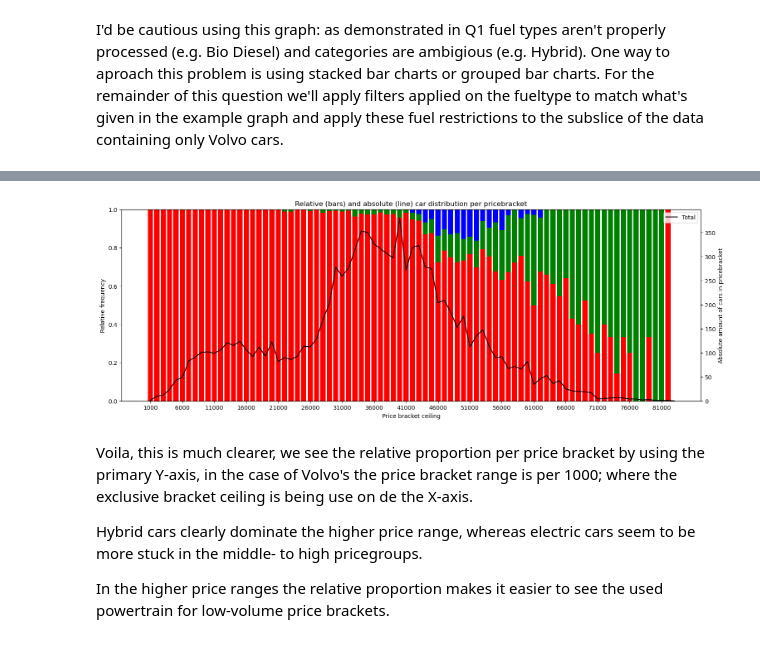
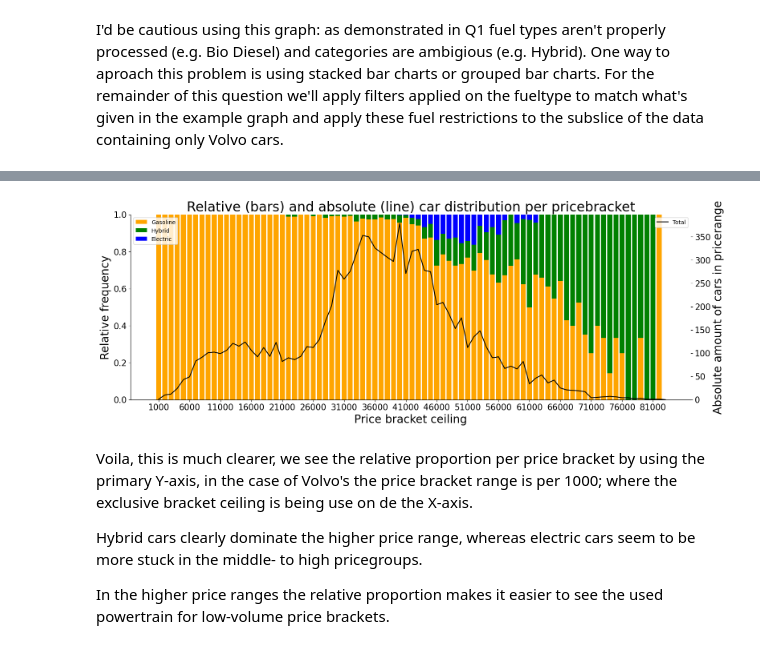
Before and after one commit to Frederic-P/evaluatie-statiestiek, a Jupyter notebook: notebooks/autoproductie.ipynb, the cells around one changed output, grey strips where cells are left out. Drawn from its saved outputs; the diff is of its cells as text; code cells hidden in the pictures.

```diff
--- a/notebooks/autoproductie.ipynb
+++ b/notebooks/autoproductie.ipynb
@@ -214,24 +244,0 @@ for label, dataframe in fuelgroups:
-# %%
-#using grouped barcharts.:
-fig, ax = plt.subplots(figsize=(18,6))
-
-subdataframes = []
-fueltypelabels = []
-for label, dataframe in fuelgroups:
-    fueltypelabels.append(label)
-    subdataframes.append(dataframe)
-##matplotlibcode:
-ax.hist(
-    [df.price for df in subdataframes],
-    bins=bin_amount,
-    stacked=True,
-    density=True
-    )
-
-#standard the 0 marker floats somewhere. Unless a car is really shit, no on is going
-#to give you money to buy it, so let's improve this:
-#No point to reserve room in the tail for prices that don't exist, use the max val!
-plt.legend(fueltypelabels)
-plt.xlim([low_x_lim, used_brand_max_price])
-ax.set_xlabel('Price')
-ax.set_ylabel('Frequency')
@@ -260,7 +264,7 @@ for bracket in range(bin_amount):
                'maxprice' : high,
                'total' : 0
                }
-    for fuel in fuels_of_interst:
+    for fuel in fuels_of_interest:
         #reset counts to zero!
         rowdata[fuel] = 0
     total = 0
@@ -272,7 +276,7 @@ for bracket in range(bin_amount):
     relative_brand_fueltype.append(rowdata)
 df_relative_brand_fueltype = pd.DataFrame(relative_brand_fueltype)
 #convert absolute numbers to relative!
-for fuel in fuels_of_interst:
+for fuel in fuels_of_interest:
     relname = fuel+'_relative'
     df_relative_brand_fueltype[relname] = df_relative_brand_fueltype[fuel]/df_relative_brand_fueltype['total']
 # %%
@@ -294,33 +298,37 @@ df_relative_brand_fueltype.fillna(0)
 # %%
 maxprices = df_relative_brand_fueltype.maxprice
 gasoline = df_relative_brand_fueltype.Gasoline_relative
 hybrid = df_relative_brand_fueltype.Hybrid_relative
 electric = df_relative_brand_fueltype.Electric_relative
 
 fig, ax = plt.subplots(figsize=(18, 6))
 index = np.arange(len(maxprices))
+gas = 'Gasoline'
+elec = 'Electric'
+hyb = 'Hybrid'
 
-plt.bar(index, gasoline, color='r', label='Gasoline')
-plt.bar(index, hybrid, bottom=gasoline, color='g', label='Hybrid')
-plt.bar(index, electric, bottom=np.array(gasoline) + np.array(hybrid), color='b', label='Electric')
+plt.bar(index, gasoline, color=fuel_colors[gas], label=gas)
+plt.bar(index, hybrid, bottom=gasoline, color=fuel_colors[hyb], label=hyb)
+plt.bar(index, electric, bottom=np.array(gasoline) + np.array(hybrid), color=fuel_colors[elec], label=elec)
 
 plt.xticks(index[::5], maxprices[::5])
 plt.xlabel('Price bracket ceiling')
 plt.ylabel('Relative frequency')
 
 #second axis for total amount of cars per pricebracket
 ax2 = ax.twinx()
 ax2.plot(df_relative_brand_fueltype.total, color='black', label='Total')
-ax2.set_ylabel('Absolute amount of cars in pricebracket')
+ax2.set_ylabel('Absolute amount of cars in pricerange')
 ax2.tick_params(axis='y', labelcolor='black')
 ax2.legend(loc='upper right')
+ax.legend(loc='upper left')
 ax2.set_ylim(0, df_relative_brand_fueltype.total.max()*1.05)
 
 # Show plot
 plt.title('Relative (bars) and absolute (line) car distribution per pricebracket')
 plt.show()
 # %% [output]
-[figure, old version]
+[figure, new version]
 # %% [markdown]
 Voila, this is much clearer, we see the relative proportion per price bracket by using the primary Y-axis, in the case of Volvo's the price bracket range is per 1000; where the exclusive bracket ceiling is being use on de the X-axis.
 
```
Also changed, not shown: parts of 20 cells of this notebook, 6 other files.
